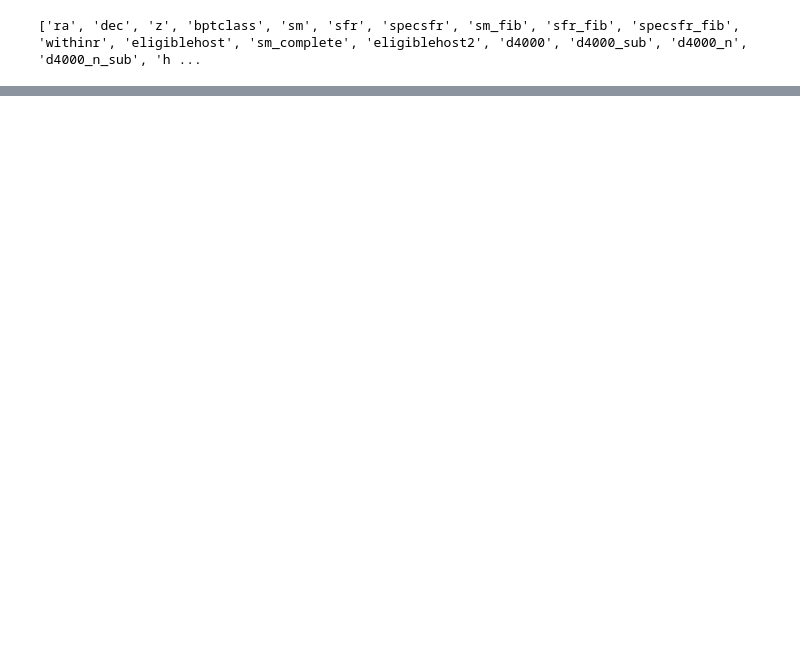
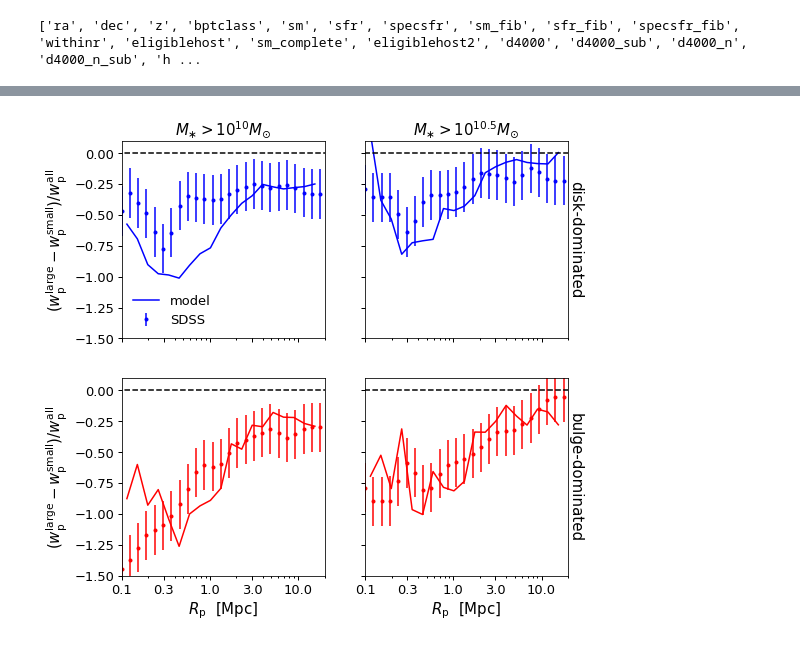
Before and after one commit to aphearin/galsize_models, a Jupyter notebook: notebooks/size_vs_stellar_mass_sdss_vs_model.ipynb, the cells around one changed output, grey strips where cells are left out. Saved outputs shown, nothing was run; the diff lists cells and outputs as text; code cells hidden in the pictures; blank space fills up the shorter version.

```diff
--- a/notebooks/size_vs_stellar_mass_sdss_vs_model.ipynb
+++ b/notebooks/size_vs_stellar_mass_sdss_vs_model.ipynb
@@ -112,0 +146,75 @@ fig.savefig(figname, bbox_extra_artists=[xlabel3, ylabel1], bbox_inches='tight')
+# %%
+import os
+repo_dirname = "/Users/aphearin/work/repositories/python/galsize_models"
+output_subdirname = "galsize_models/measurements/data/two_point_functions"
+output_dirname = os.path.join(repo_dirname, output_subdirname)
+
+size_fracdiff_sm10p0_meert15_disk_dom = np.load(os.path.join(output_dirname, 'size_fracdiff_sm10p0_meert15_disk_dom.npy'))
+size_fracdiff_sm10p0_meert15_bulge_dom = np.load(os.path.join(output_dirname, 'size_fracdiff_sm10p0_meert15_bulge_dom.npy'))
+size_fracdiff_sm10p5_meert15_disk_dom = np.load(os.path.join(output_dirname, 'size_fracdiff_sm10p5_meert15_disk_dom.npy'))
+size_fracdiff_sm10p5_meert15_bulge_dom = np.load(os.path.join(output_dirname, 'size_fracdiff_sm10p5_meert15_bulge_dom.npy'))
+
+_rp_fname = os.path.join(output_dirname, 'sdss_sm10p0_rp.npy')
+sdss_rp = np.load(_rp_fname)
+
+
+from matplotlib import ticker
+fig, ((ax1, ax2), (ax3, ax4)) = plt.subplots(2, 2,
+                            sharex=True, sharey=True, figsize=(8, 8))
+
+sdss_errors = np.zeros_like(sdss_rp) + 0.2
+__=ax1.errorbar(sdss_rp, size_fracdiff_sm10p0_meert15_disk_dom, sdss_errors,
+                color='blue', fmt='.', label='SDSS')
+__=ax2.errorbar(sdss_rp, size_fracdiff_sm10p5_meert15_disk_dom, sdss_errors,
+                color='blue', fmt='.')
+__=ax3.errorbar(sdss_rp, size_fracdiff_sm10p0_meert15_bulge_dom, sdss_errors,
+                color='red', fmt='.')
+__=ax4.errorbar(sdss_rp, size_fracdiff_sm10p5_meert15_bulge_dom, sdss_errors,
+                color='red', fmt='.')
+
+
+__=ax1.plot(rp_mids, fracdiff_sm10p0_disk_mock, color='blue', label='model')
+__=ax2.plot(rp_mids, fracdiff_sm10p5_disk_mock, color='blue')
+__=ax3.plot(rp_mids, fracdiff_sm10p0_bulge_mock, color='red')
+__=ax4.plot(rp_mids, fracdiff_sm10p5_bulge_mock, color='red')
+
+leg1 = ax1.legend()
+
+
+xscale1 = ax1.set_xscale('log')
+xscale2 = ax2.set_xscale('log')
+
+__=ax1.plot(np.logspace(-2, 2, 100), np.zeros(100), '--', color='k')
+__=ax2.plot(np.logspace(-2, 2, 100), np.zeros(100), '--', color='k')
+__=ax3.plot(np.logspace(-2, 2, 100), np.zeros(100), '--', color='k')
+__=ax4.plot(np.logspace(-2, 2, 100), np.zeros(100), '--', color='k')
+xmin, xmax = 0.1, 20
+ymin, ymax = -1.5, 0.1
+xlim1 = ax1.set_xlim(xmin, xmax)
+ylim1 = ax1.set_ylim(ymin, ymax)
+xlim2 = ax2.set_xlim(xmin, xmax)
+ylim2 = ax2.set_ylim(ymin, ymax)
+
+title1 = ax1.set_title(r'$M_{\ast} > 10^{10}M_{\odot}$')
+title2 = ax2.set_title(r'$M_{\ast} > 10^{10.5}M_{\odot}$')
+xlabel3 = ax3.set_xlabel(r'$R_{\rm p}$  $[{\rm Mpc}]$')
+xlabel4 = ax4.set_xlabel(r'$R_{\rm p}$  $[{\rm Mpc}]$')
+ylabel1 = ax1.set_ylabel(r'$(w_{\rm p}^{\rm large} - w_{\rm p}^{\rm small}) / w_{\rm p}^{\rm all}$')
+ylabel3 = ax3.set_ylabel(r'$(w_{\rm p}^{\rm large} - w_{\rm p}^{\rm small}) / w_{\rm p}^{\rm all}$')
+
+__=ax2.yaxis.set_label_position("right")
+ylabel2 = ax2.set_ylabel('disk-dominated', rotation=-90, labelpad=15)
+__=ax4.yaxis.set_label_position("right")
+ylabel4 = ax4.set_ylabel('bulge-dominated', rotation=-90, labelpad=15)
+
+__=ax1.set_xticks((0.1, 0.3, 1, 3, 10))
+__=ax2.set_xticks((0.1, 0.3, 1, 3, 10))
+ax3.get_xaxis().set_major_formatter(ticker.ScalarFormatter())
+ax3.get_xaxis().set_minor_formatter(ticker.NullFormatter())
+ax4.get_xaxis().set_major_formatter(ticker.ScalarFormatter())
+ax4.get_xaxis().set_minor_formatter(ticker.NullFormatter())
+
+figname = 'bulge_disk_clustering_booyah.pdf'
+fig.savefig(figname, bbox_extra_artists=[xlabel3, ylabel3], bbox_inches='tight')
+# %% [output]
+[figure, added]
```
Also changed, not shown: parts of 10 cells of this notebook, 3 other files.
